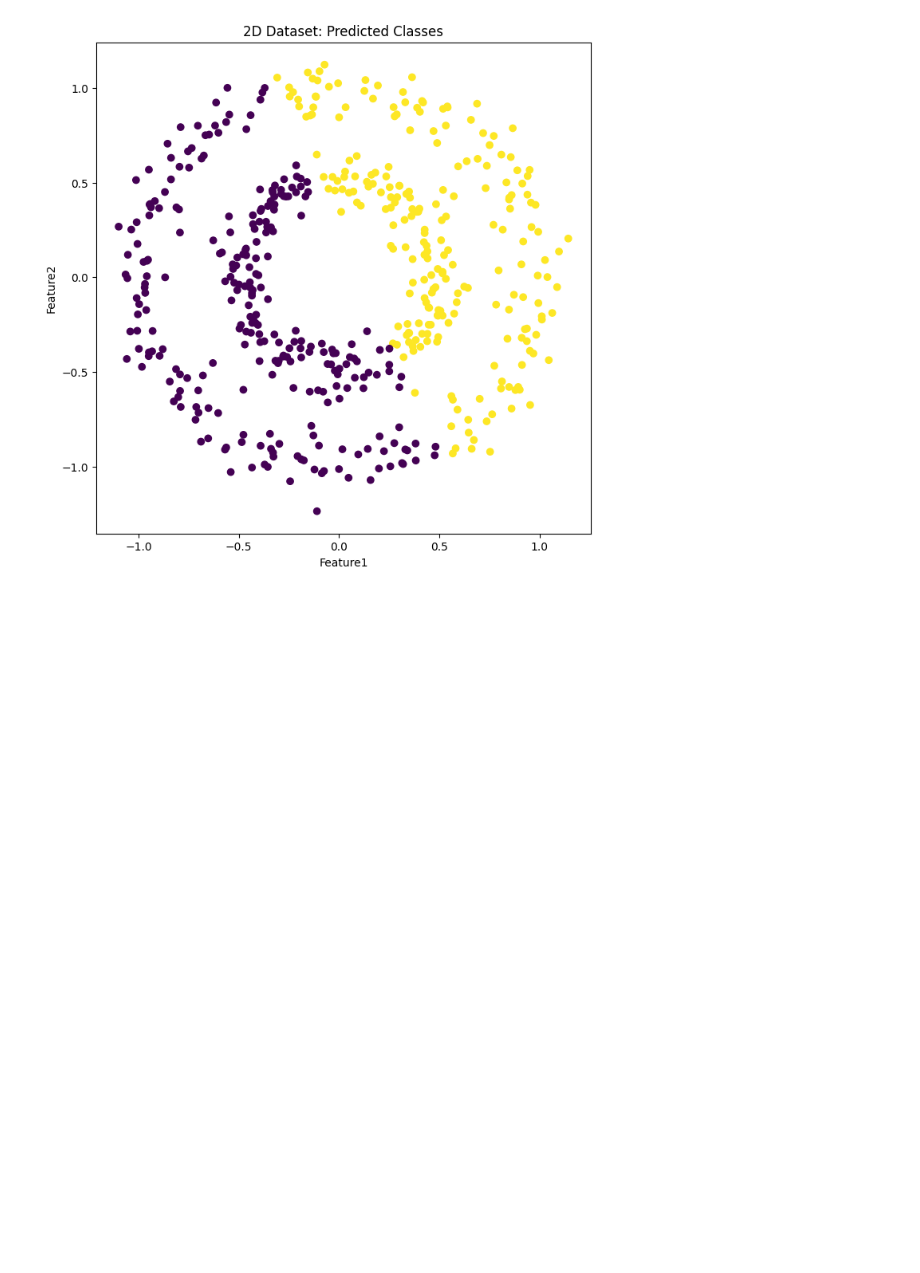
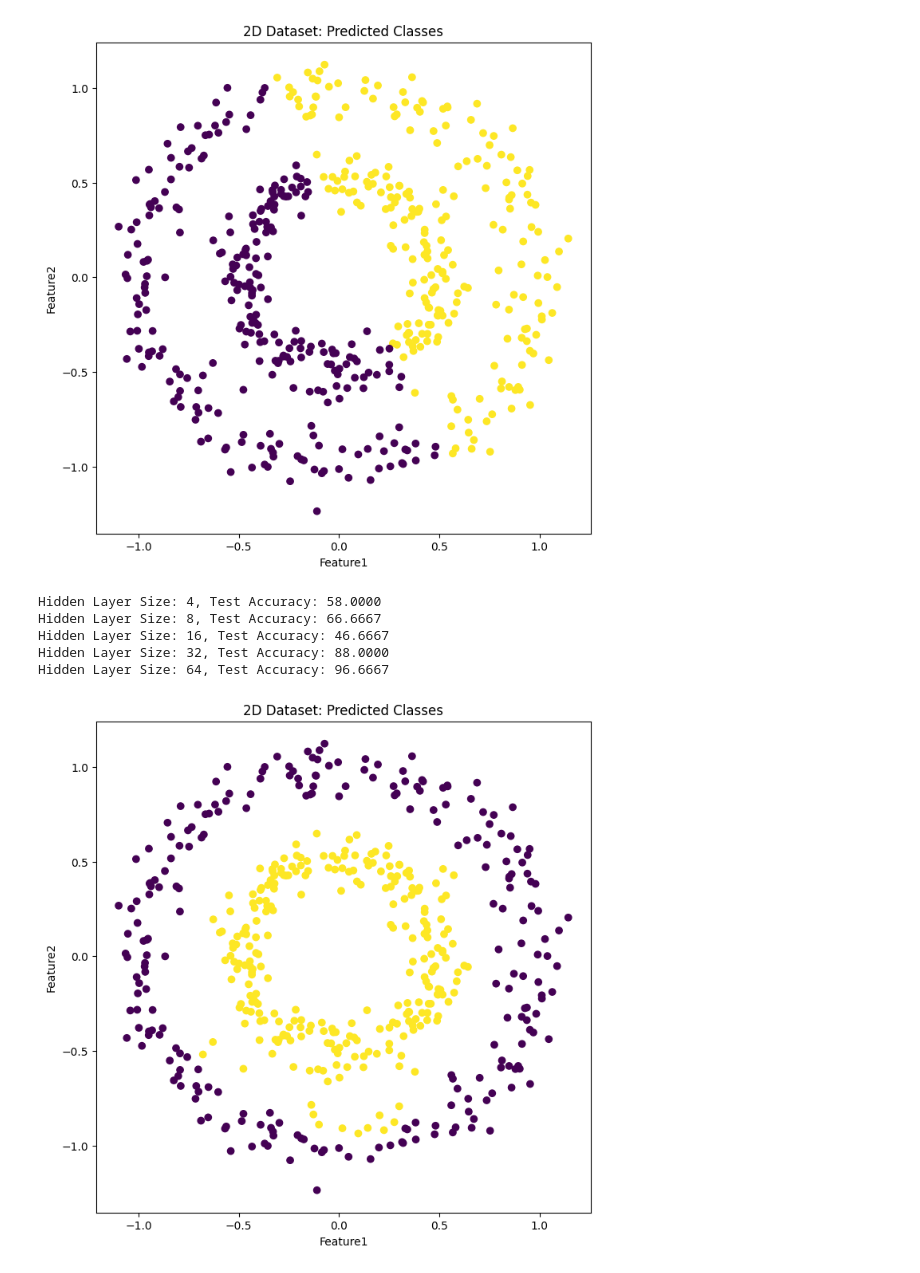
Before and after one commit to Sbiswas3011/DeepLearningAssignment1, a Jupyter notebook: cleanAttempt.ipynb, the cells around one changed output. Drawn from its saved outputs; the diff is of its cells as text; code cells hidden in the pictures; blank space fills up the shorter version.

Commit message:
task 4 halfway done

```diff
--- a/cleanAttempt.ipynb
+++ b/cleanAttempt.ipynb
@@ -344,8 +344,16 @@ class LogisticRegressionTrainer:
         loss = sum(losses) / len(losses)
         return round(loss, 4), acc*100
 
-    def reset(self):
+    def reset(self,hidden_layers=None,train_ratio=None, val_ratio=None):
+
+        if hidden_layers is not None:
+            self.hidden_layers = hidden_layers
         self.model = MLP(len(self.X[0]),self.hidden_layers)
+
+        if train_ratio is not None or val_ratio is not None:
+            train_ratio = train_ratio if train_ratio is not None else 0.7
+            val_ratio = val_ratio if val_ratio is not None else 0.15
+            self.X_train, self.y_train, self.X_val, self.y_val, self.X_test, self.y_test = self.split_train_val_test(train_ratio, val_ratio)
 # %%
 # TASK 1: Implement Logistic Regression
 # This will use the above 3 implemented classes to test a logistic regressor with one output neuron and no Hidden Layers.
@@ -581,3 +592,41 @@ plt.title('2D Dataset: Predicted Classes')
 plt.show()
 # %% [output]
 [figure]
+# %%
+# TASK 3: Adding a hidden layer
+# I will be keeping the best hyperparameters found in the previous task and adding more neurons to hidden layers.
+# I recognise that that there may a better way using K-fold cross validation but the iterations take too much time to run.
+# I will be assuming that those hyperparameeters are close to the optimal unless i get extremely poor results. I will also only test the 2D dataset as it is the only one with possible improvements.
+
+hiddenLayerSet = [4, 8, 16, 32, 64]
+
+for i in hiddenLayerSet:
+    D2valmodel.reset(hidden_layers=[i,1],val_ratio=0)
+    D2valmodel.train(**top5_2D[0]['params'])
+    val,acc = D2valmodel.evaluate_test()
+    print(f"Hidden Layer Size: {i}, Test Accuracy: {acc:.4f}")
+# %% [output]
+Hidden Layer Size: 4, Test Accuracy: 58.0000
+Hidden Layer Size: 8, Test Accuracy: 66.6667
+Hidden Layer Size: 16, Test Accuracy: 46.6667
+Hidden Layer Size: 32, Test Accuracy: 88.0000
+Hidden Layer Size: 64, Test Accuracy: 96.6667
+# %%
+newy2 = D2valmodel.predict(X2)
+df2_pred = pd.DataFrame(X2, columns=['Feature1', 'Feature2'])
+df2_pred['Predicted'] = newy2  # add predictions as a new column
+
+plt.figure(figsize=(8, 8))
+
+plt.scatter(
+    df2_pred['Feature1'],
+    df2_pred['Feature2'],
+    c=df2_pred['Predicted'],  # color by predicted class
+)
+
+plt.xlabel('Feature1')
+plt.ylabel('Feature2')
+plt.title('2D Dataset: Predicted Classes')
+plt.show()
+# %% [output]
+[figure, added]
```
Also changed, not shown: parts of 9 cells of this notebook, 1 other file.
